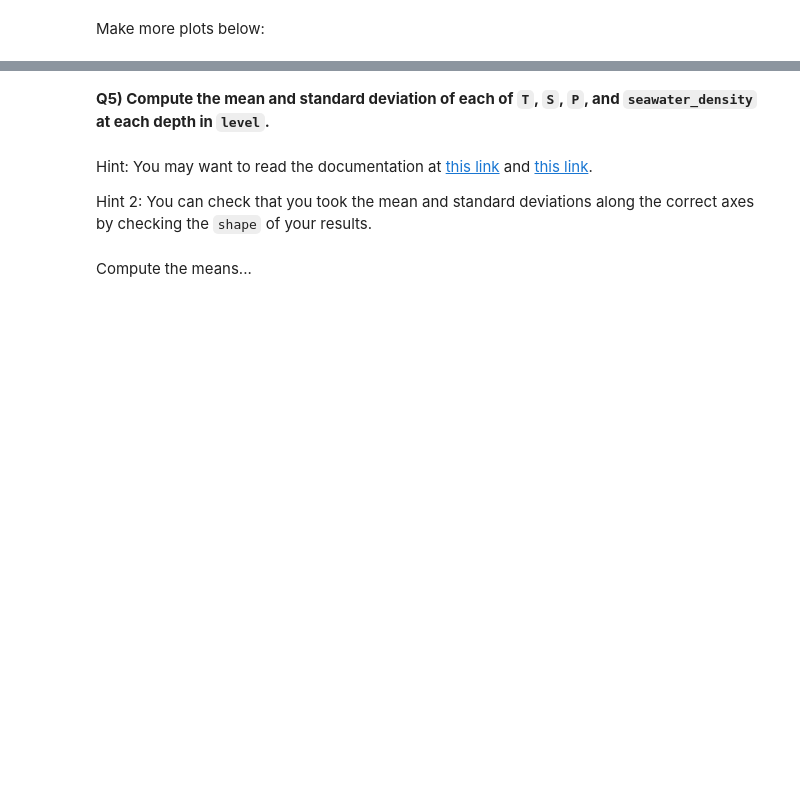
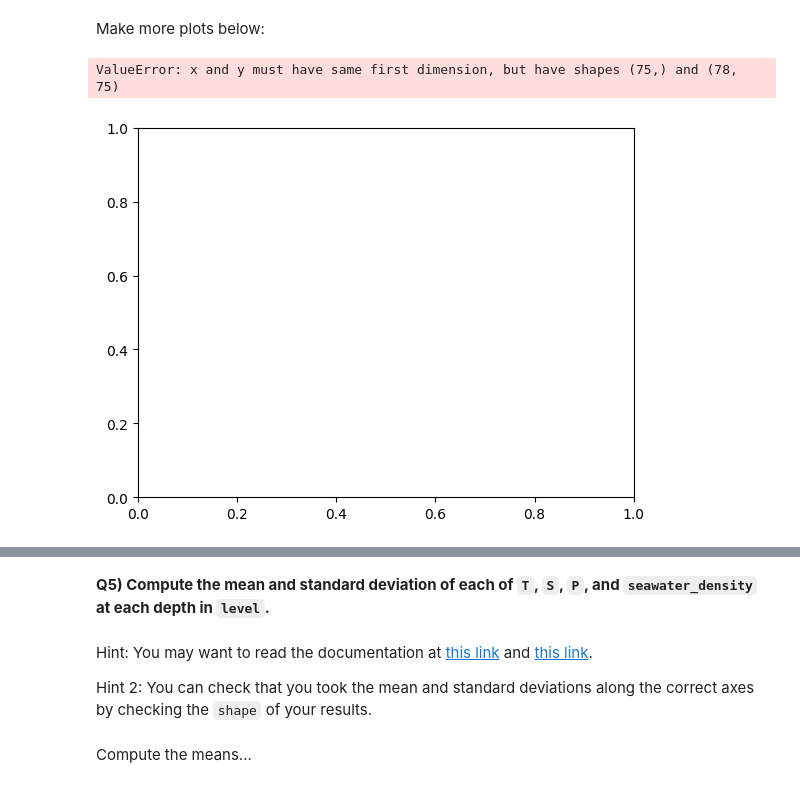
Before and after one commit to Cyp202/2025_Intro_Python, a Jupyter notebook: notebook/W2_S1.ipynb, the cells around one changed output, grey strips where cells are left out. Saved outputs shown, nothing was run; the diff lists cells and outputs as text; code cells hidden in the pictures; blank space fills up the shorter version.

```diff
--- a/notebook/W2_S1.ipynb
+++ b/notebook/W2_S1.ipynb
@@ -415,2 +436,10 @@ plt.title(___)
 # %% [markdown]
 Make more plots below:
+# %%
+plt.plot(T.T,level); # The semi-colon prevents printing the line objects
+plt.xlabel("Depth Level") # Takes a string as argument
+plt.ylabel("Temperature (°C)")
+plt.title("Temperature profiles at different locations")
+# %% [output]
+ValueError: x and y must have same first dimension, but have shapes (75,) and (78, 75)
+[figure, added]
```
Also changed, not shown: parts of 23 cells of this notebook.
